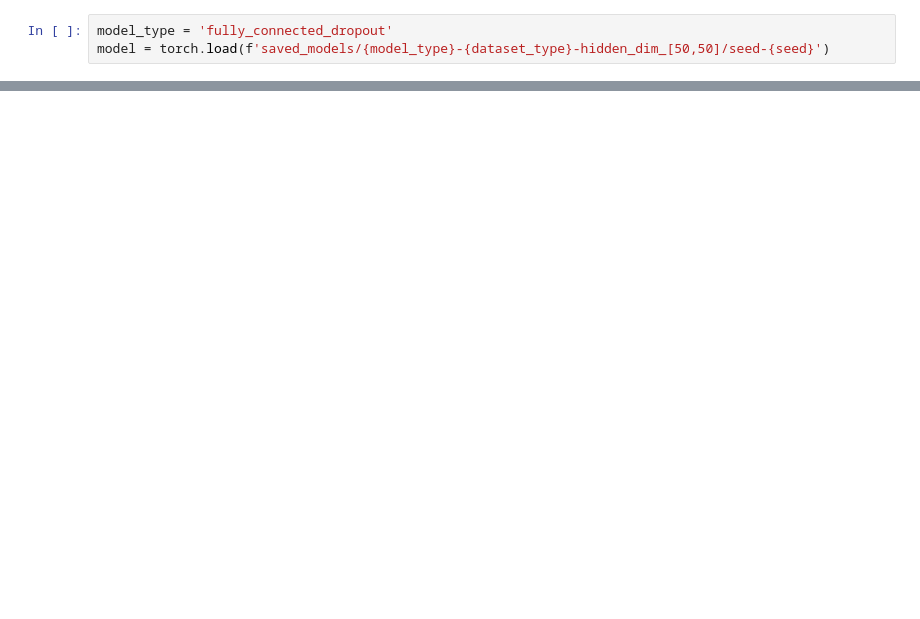
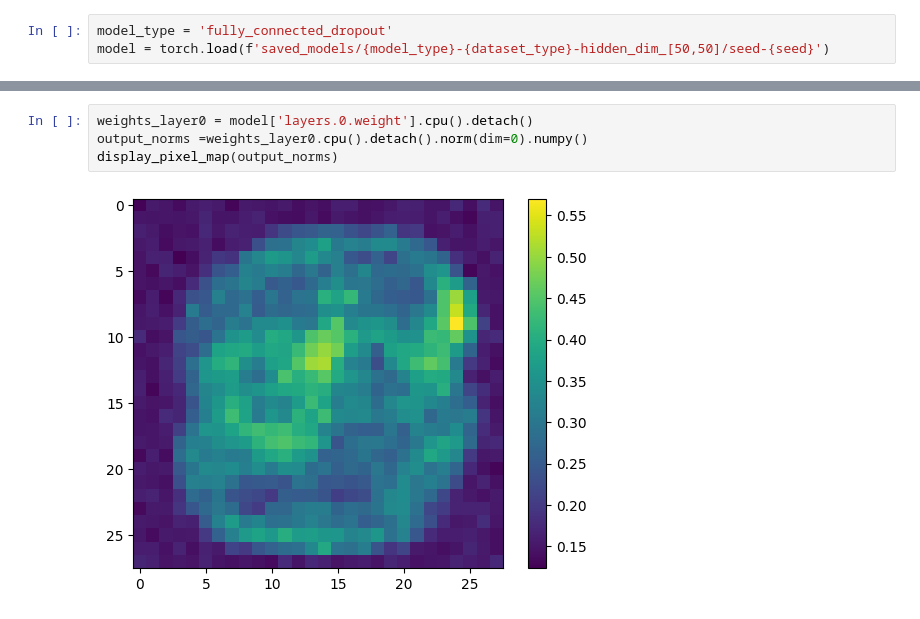
Before and after one commit to entropicbloom/intentionality, a Jupyter notebook: underlying/underlying_model_weights_analysis.ipynb, the cells around one changed output, grey strips where cells are left out. Saved outputs shown, nothing was run; the diff lists cells and outputs as text; blank space fills up the shorter version.

Commit message:
updated underlying model notebook

```diff
--- a/underlying/underlying_model_weights_analysis.ipynb
+++ b/underlying/underlying_model_weights_analysis.ipynb
@@ -452,2 +414,8 @@ display_pixel_map(create_lr_gradient_vector())
 # %% [output]
 [figure]
+# %%
+weights_layer0 = model['layers.0.weight'].cpu().detach()
+output_norms =weights_layer0.cpu().detach().norm(dim=0).numpy()
+display_pixel_map(output_norms)
+# %% [output]
+[figure, added]
```
Also changed, not shown: parts of 9 cells of this notebook.
